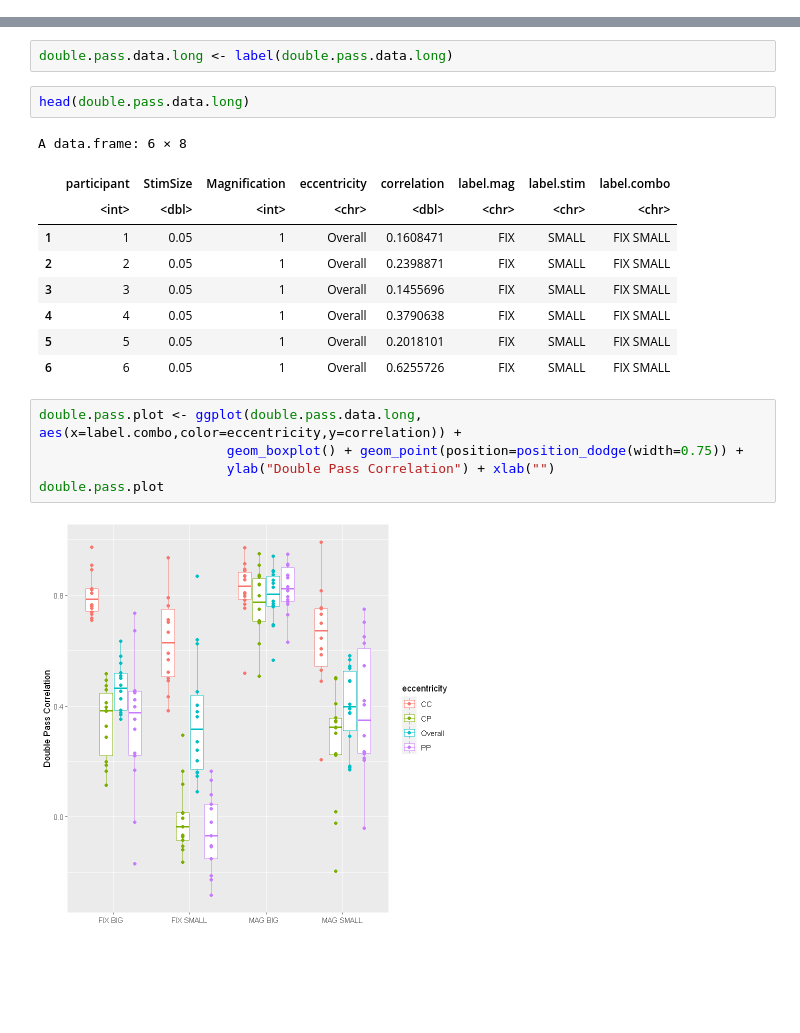
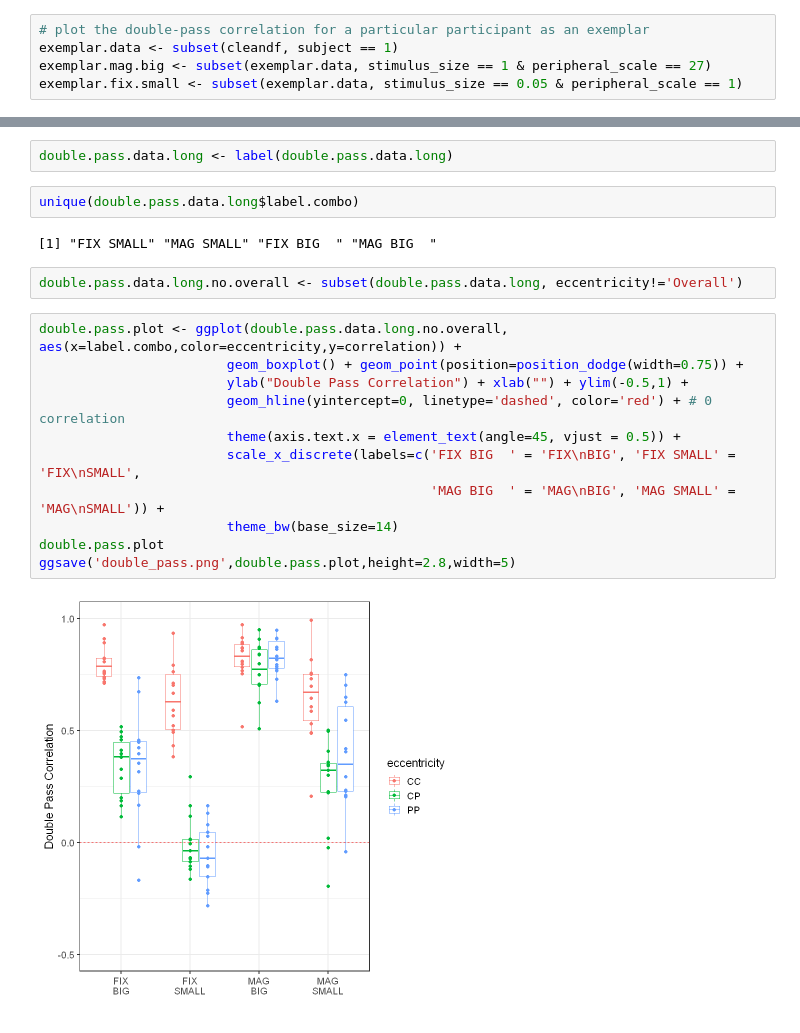
Before and after one commit to ArielZJ/Precision-Phenomenology-Data-Analysis, a Jupyter notebook: Fovea vs. Periphery Color Similarity Pilot Analysis - 2stim Analysis.ipynb, the cells around one changed output, grey strips where cells are left out. Drawn from its saved outputs; the diff is of its cells as text; blank space fills up the shorter version.

Commit message:
Before improving labelling

```diff
--- a/Fovea vs. Periphery Color Similarity Pilot Analysis - 2stim Analysis.ipynb
+++ b/Fovea vs. Periphery Color Similarity Pilot Analysis - 2stim Analysis.ipynb
@@ -2967,0 +2985,5 @@ double.pass.score(double.pass.reformat(test))[[1]]
+# %%
+# plot the double-pass correlation for a particular participant as an exemplar
+exemplar.data <- subset(cleandf, subject == 1)
+exemplar.mag.big <- subset(exemplar.data, stimulus_size == 1 & peripheral_scale == 27)
+exemplar.fix.small <- subset(exemplar.data, stimulus_size == 0.05 & peripheral_scale == 1)
@@ -3033,21 +3103,21 @@ double.pass.data.long <- double.pass.data %>% gather("eccentricity","correlation
 # %%
 double.pass.data.long <- label(double.pass.data.long)
 # %%
-head(double.pass.data.long)
+unique(double.pass.data.long$label.combo)
 # %% [output]
-A data.frame: 6 × 8
+[1] "FIX SMALL" "MAG SMALL" "FIX BIG  " "MAG BIG  "
-|  | participant | StimSize | Magnification | eccentricity | correlation | label.mag | label.stim | label.combo |
-|  | <int> | <dbl> | <int> | <chr> | <dbl> | <chr> | <chr> | <chr> |
-| 1 | 1 | 0.05 | 1 | Overall | 0.1608471 | FIX | SMALL | FIX SMALL |
-| 2 | 2 | 0.05 | 1 | Overall | 0.2398871 | FIX | SMALL | FIX SMALL |
-| 3 | 3 | 0.05 | 1 | Overall | 0.1455696 | FIX | SMALL | FIX SMALL |
-| 4 | 4 | 0.05 | 1 | Overall | 0.3790638 | FIX | SMALL | FIX SMALL |
-| 5 | 5 | 0.05 | 1 | Overall | 0.2018101 | FIX | SMALL | FIX SMALL |
-| 6 | 6 | 0.05 | 1 | Overall | 0.6255726 | FIX | SMALL | FIX SMALL |
+# %%
+double.pass.data.long.no.overall <- subset(double.pass.data.long, eccentricity!='Overall')
 # %%
-double.pass.plot <- ggplot(double.pass.data.long, aes(x=label.combo,color=eccentricity,y=correlation)) +
+double.pass.plot <- ggplot(double.pass.data.long.no.overall, aes(x=label.combo,color=eccentricity,y=correlation)) +
                         geom_boxplot() + geom_point(position=position_dodge(width=0.75)) +
-                        ylab("Double Pass Correlation") + xlab("")
+                        ylab("Double Pass Correlation") + xlab("") + ylim(-0.5,1) +
+                        geom_hline(yintercept=0, linetype='dashed', color='red') + # 0 correlation
+                        theme(axis.text.x = element_text(angle=45, vjust = 0.5)) +
+                        scale_x_discrete(labels=c('FIX BIG  ' = 'FIX\nBIG', 'FIX SMALL' = 'FIX\nSMALL',
+                                                  'MAG BIG  ' = 'MAG\nBIG', 'MAG SMALL' = 'MAG\nSMALL')) +
+                        theme_bw(base_size=14)
 double.pass.plot
+ggsave('double_pass.png',double.pass.plot,height=2.8,width=5)
 # %% [output]
-[figure, old version]
+[figure, new version]
```
Also changed, not shown: parts of 3 cells of this notebook, 3 other files.
